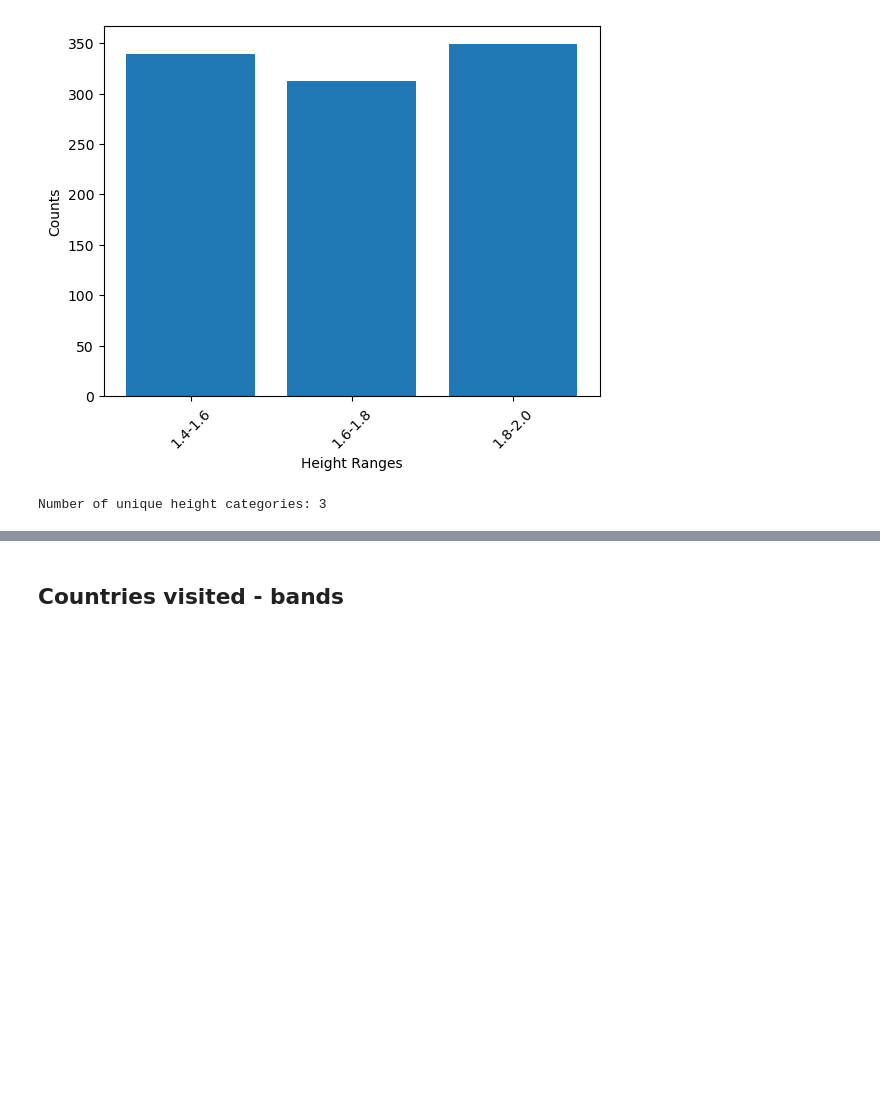
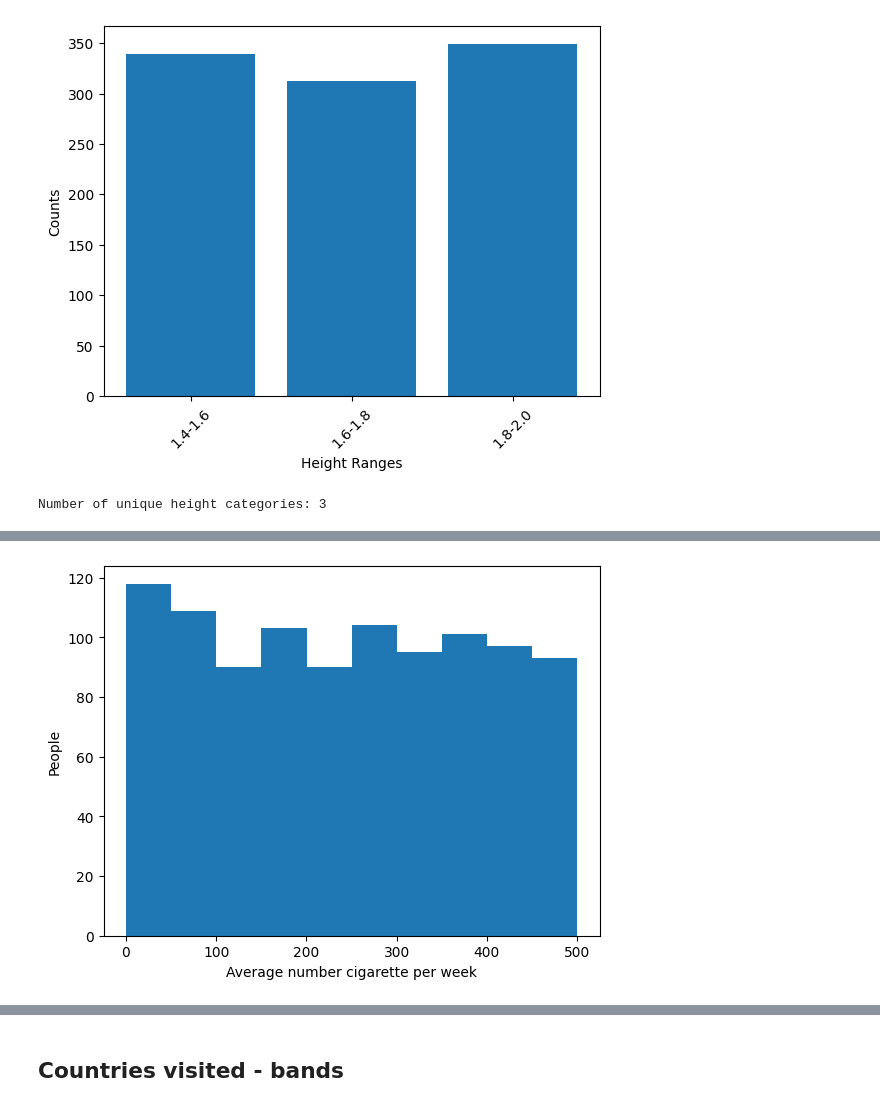
Before and after one commit to KHsuan/CDM_data_anonymisation, a Jupyter notebook: final.ipynb, the cells around one changed output, grey strips where cells are left out. Saved outputs shown, nothing was run; the diff lists cells and outputs as text; code cells hidden in the pictures; blank space fills up the shorter version.

```diff
--- a/final.ipynb
+++ b/final.ipynb
@@ -352,0 +405,7 @@ Number of unique height categories: 3
+# %%
+plt.hist(data["avg_n_cigret_per_week"])
+plt.xlabel("Average number cigarette per week")
+plt.ylabel("People")
+plt.show()
+# %% [output]
+[figure, added]
```
Also changed, not shown: parts of 12 cells of this notebook.
